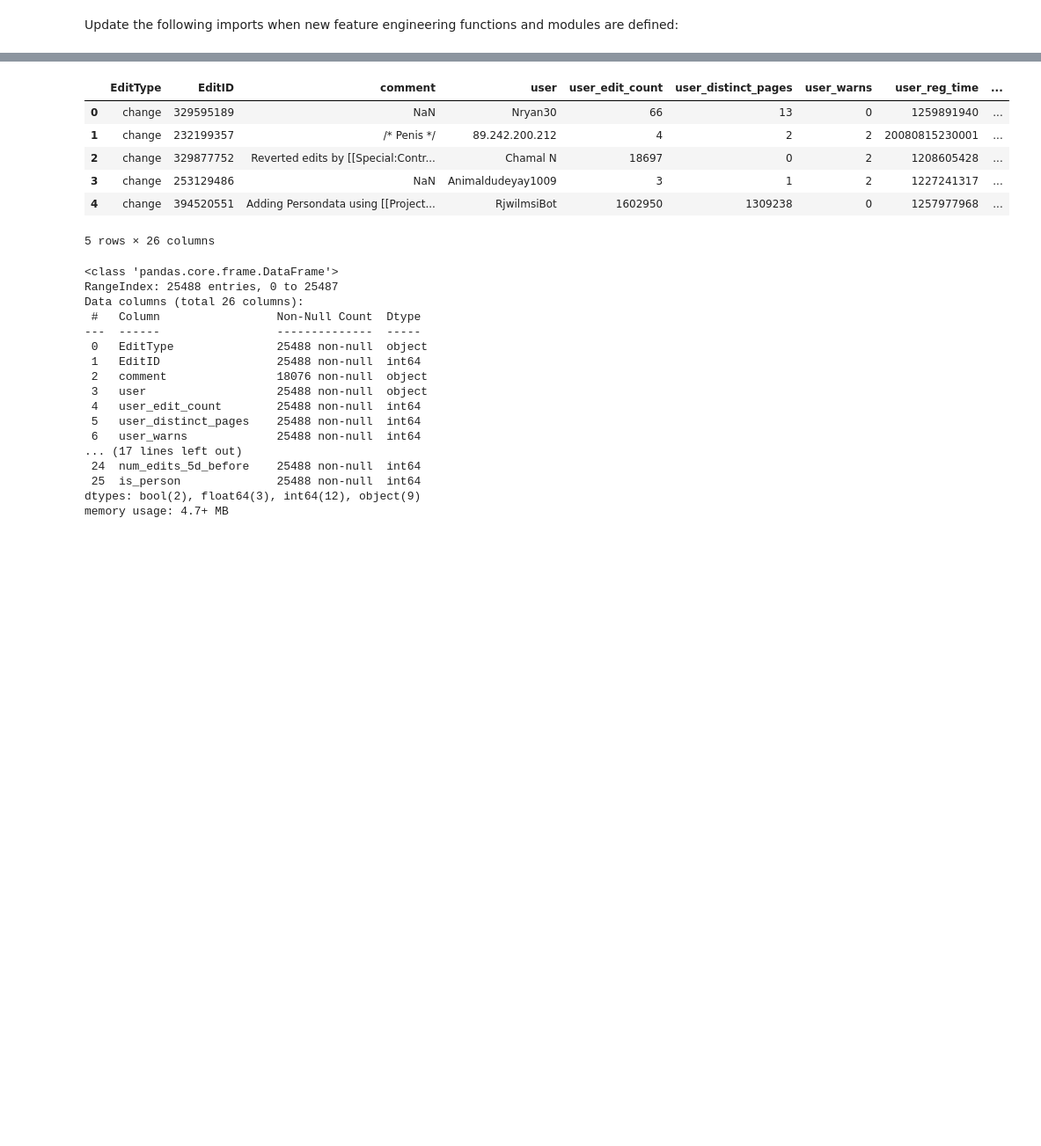
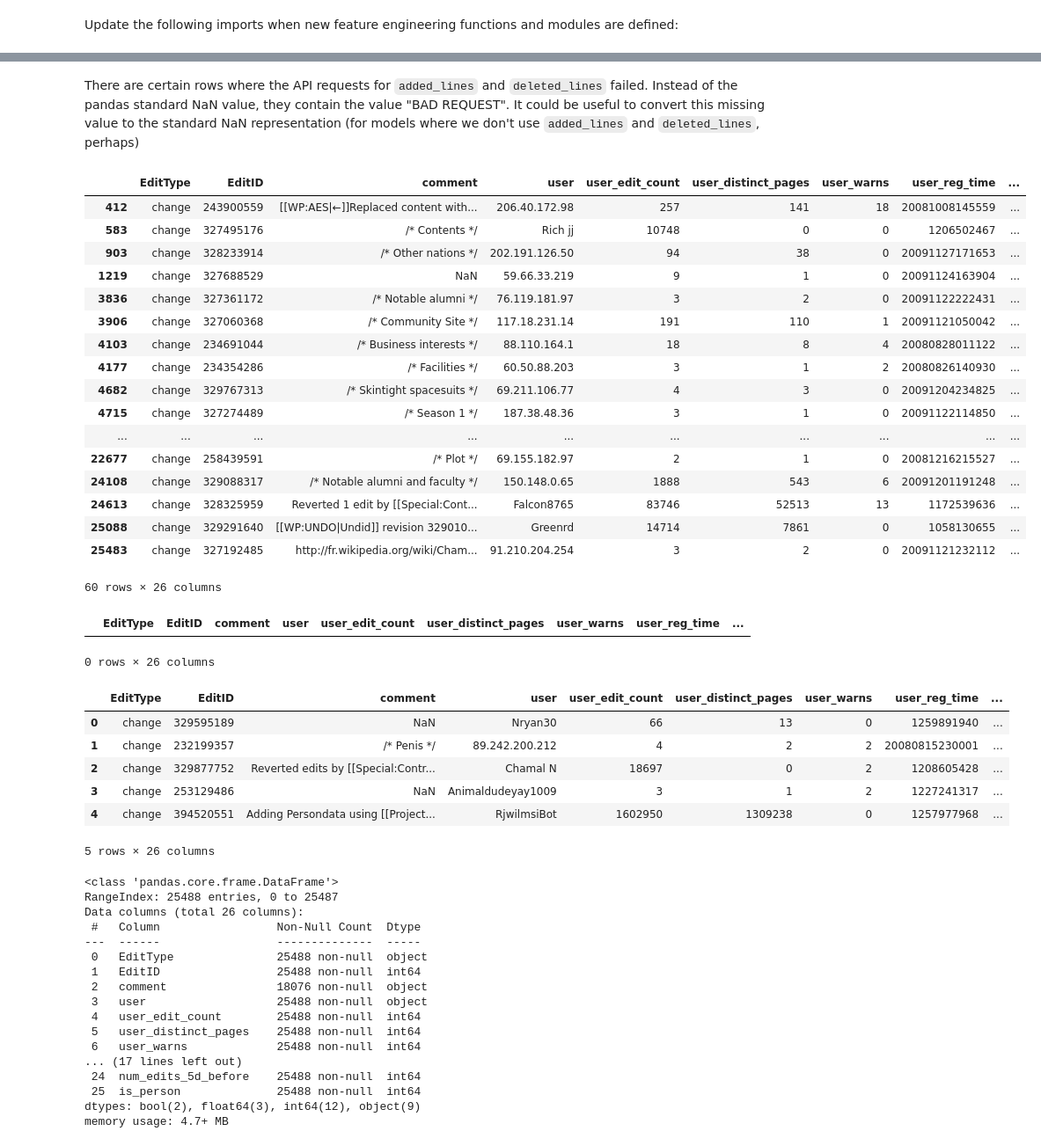
Before and after one commit to Daniel-Milanes/WikiShield, a Jupyter notebook: Feature-Engineering/feature-preprocessor.ipynb, the cells around one changed output, grey strips where cells are left out. Shown at 88% size. Cells and saved outputs as stored; diff of their text form; code cells hidden in the pictures; blank space fills up the shorter version.

```diff
--- a/Feature-Engineering/feature-preprocessor.ipynb
+++ b/Feature-Engineering/feature-preprocessor.ipynb
@@ -13,0 +36,2 @@ train = pd.read_csv(REPO_ROOT+"Data/train.csv")
+# %% [markdown]
+There are certain rows where the API requests for `added_lines` and `deleted_lines` failed. Instead of the pandas standard NaN value, they contain the value "BAD REQUEST". It could be useful to convert this missing value to the standard NaN representation (for models where we don't use `added_lines` and `deleted_lines`, perhaps)
@@ -14,3 +42,29 @@ train = pd.read_csv(REPO_ROOT+"Data/train.csv")
+# %%
+train[(train['added_lines'] == 'BAD REQUEST') | (train['deleted_lines'] == 'BAD REQUEST')]
+# %% [output]
+|  | EditType | EditID | comment | user | user_edit_count | user_distinct_pages | user_warns | user_reg_time | ... |
+| 412 | change | 243900559 | [[WP:AES|←]]Replaced content with... | 206.40.172.98 | 257 | 141 | 18 | 20081008145559 | ... |
+| 583 | change | 327495176 | /* Contents */ | Rich jj | 10748 | 0 | 0 | 1206502467 | ... |
+| 903 | change | 328233914 | /* Other nations */ | 202.191.126.50 | 94 | 38 | 0 | 20091127171653 | ... |
+| 1219 | change | 327688529 | NaN | 59.66.33.219 | 9 | 1 | 0 | 20091124163904 | ... |
+| 3836 | change | 327361172 | /* Notable alumni */ | 76.119.181.97 | 3 | 2 | 0 | 20091122222431 | ... |
+| 3906 | change | 327060368 | /* Community Site */ | 117.18.231.14 | 191 | 110 | 1 | 20091121050042 | ... |
+| 4103 | change | 234691044 | /* Business interests */ | 88.110.164.1 | 18 | 8 | 4 | 20080828011122 | ... |
+| 4177 | change | 234354286 | /* Facilities */ | 60.50.88.203 | 3 | 1 | 2 | 20080826140930 | ... |
+| 4682 | change | 329767313 | /* Skintight spacesuits */ | 69.211.106.77 | 4 | 3 | 0 | 20091204234825 | ... |
+| 4715 | change | 327274489 | /* Season 1 */ | 187.38.48.36 | 3 | 1 | 0 | 20091122114850 | ... |
+| ... | ... | ... | ... | ... | ... | ... | ... | ... | ... |
+| 22677 | change | 258439591 | /* Plot */ | 69.155.182.97 | 2 | 1 | 0 | 20081216215527 | ... |
+| 24108 | change | 329088317 | /* Notable alumni and faculty */ | 150.148.0.65 | 1888 | 543 | 6 | 20091201191248 | ... |
+| 24613 | change | 328325959 | Reverted 1 edit by [[Special:Cont... | Falcon8765 | 83746 | 52513 | 13 | 1172539636 | ... |
+| 25088 | change | 329291640 | [[WP:UNDO|Undid]] revision 329010... | Greenrd | 14714 | 7861 | 0 | 1058130655 | ... |
+| 25483 | change | 327192485 | http://fr.wikipedia.org/wiki/Cham... | 91.210.204.254 | 3 | 2 | 0 | 20091121232112 | ... |
+60 rows × 26 columns
+# %%
+train_no_na[(train_no_na['added_lines'] == 'BAD REQUEST') | (train_no_na['deleted_lines'] == 'BAD REQUEST')]
+# %% [output]
+|  | EditType | EditID | comment | user | user_edit_count | user_distinct_pages | user_warns | user_reg_time | ... |
+0 rows × 26 columns
 # %%
 train.head()
 # %% [output]
```
Also changed, not shown: parts of 18 cells of this notebook, 1 other file.
